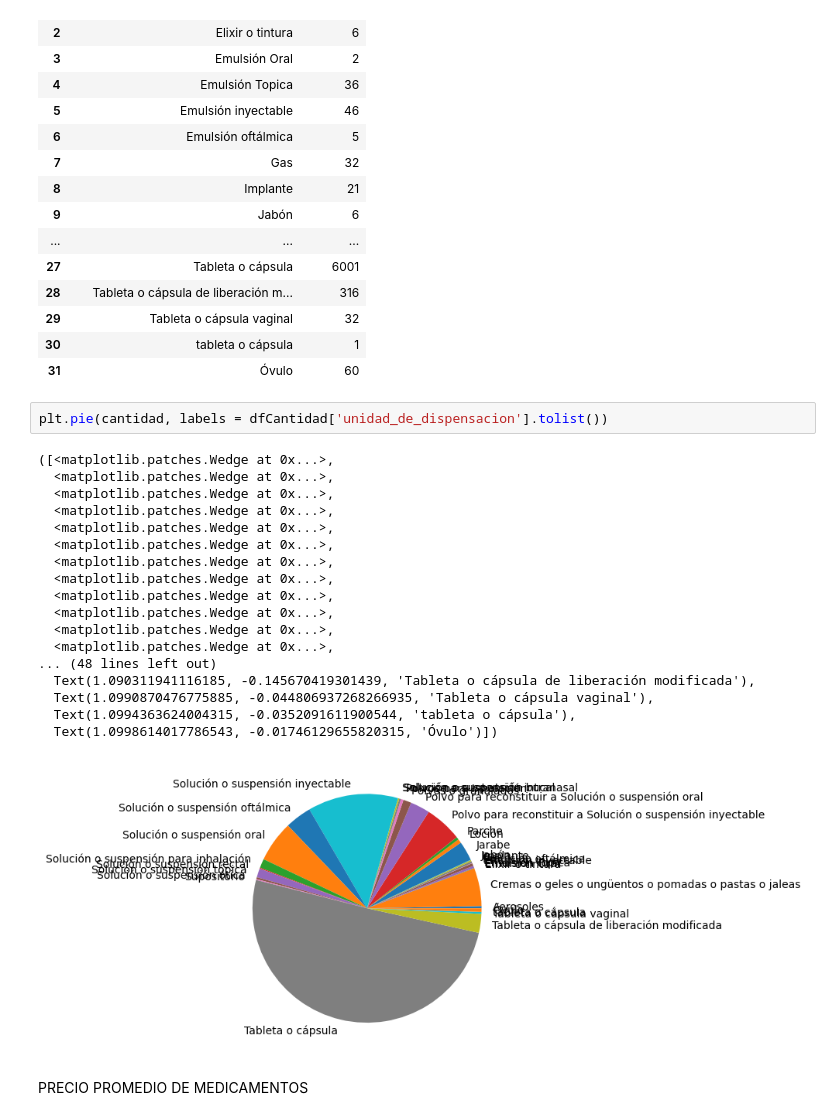
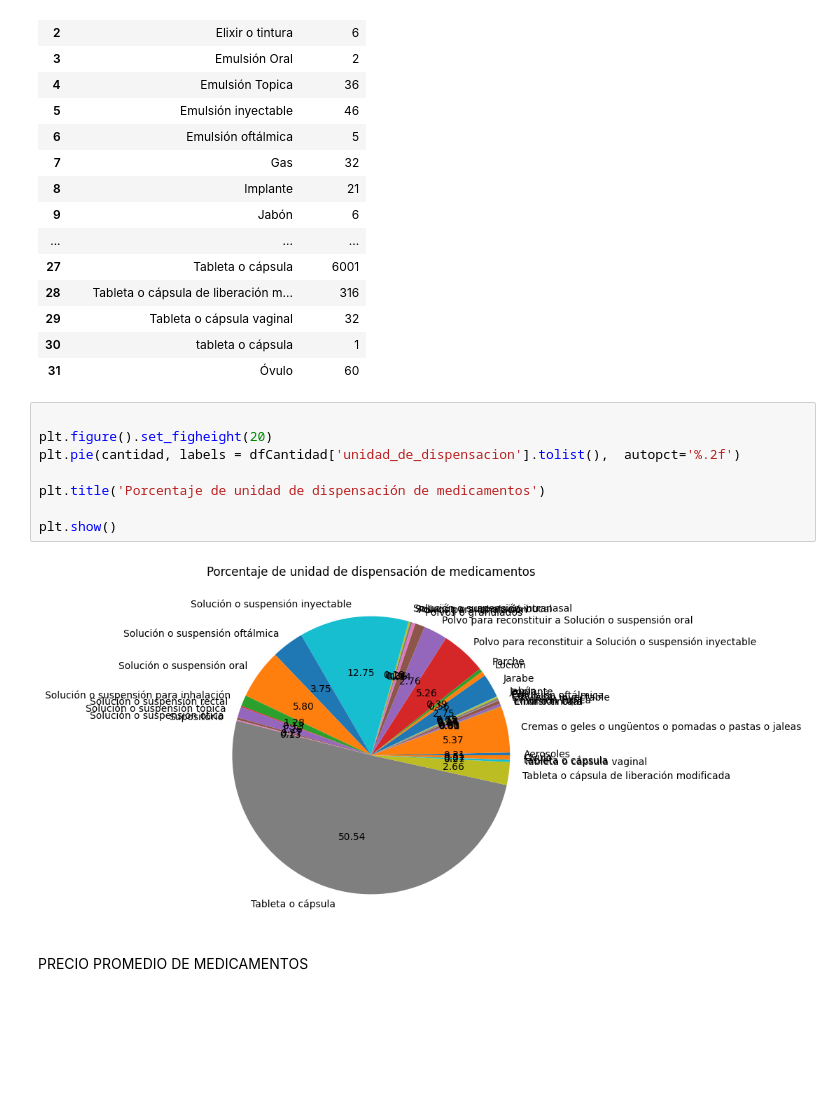
Before and after one commit to Juanfelipepast2/MetNumUN2024I, a Jupyter notebook: jpastranar_Lab2/jpastranar_Lab2.ipynb, the cells around one changed output. Saved outputs shown, nothing was run; the diff lists cells and outputs as text; blank space fills up the shorter version.

```diff
--- a/jpastranar_Lab2/jpastranar_Lab2.ipynb
+++ b/jpastranar_Lab2/jpastranar_Lab2.ipynb
@@ -1803,27 +1803,16 @@ dfCantidad
 | 29 | Tableta o cápsula vaginal | 32 |
 | 30 | tableta o cápsula | 1 |
 | 31 | Óvulo | 60 |
-# %%
-plt.pie(cantidad, labels = dfCantidad['unidad_de_dispensacion'].tolist())
-# %% [output]
-([<matplotlib.patches.Wedge at 0x...>,
-  <matplotlib.patches.Wedge at 0x...>,
-  <matplotlib.patches.Wedge at 0x...>,
-  <matplotlib.patches.Wedge at 0x...>,
-  <matplotlib.patches.Wedge at 0x...>,
-  <matplotlib.patches.Wedge at 0x...>,
-  <matplotlib.patches.Wedge at 0x...>,
-  <matplotlib.patches.Wedge at 0x...>,
-  <matplotlib.patches.Wedge at 0x...>,
-  <matplotlib.patches.Wedge at 0x...>,
-  <matplotlib.patches.Wedge at 0x...>,
-  <matplotlib.patches.Wedge at 0x...>,
-... (48 lines left out)
-  Text(1.090311941116185, -0.145670419301439, 'Tableta o cápsula de liberación modificada'),
-  Text(1.0990870476775885, -0.044806937268266935, 'Tableta o cápsula vaginal'),
-  Text(1.0994363624004315, -0.0352091611900544, 'tableta o cápsula'),
-  Text(1.0998614017786543, -0.01746129655820315, 'Óvulo')])
-[figure, removed]
+# %%
+
+plt.figure().set_figheight(20)
+plt.pie(cantidad, labels = dfCantidad['unidad_de_dispensacion'].tolist(),  autopct='%.2f')
+
+plt.title('Porcentaje de unidad de dispensación de medicamentos')
+
+plt.show()
+# %% [output]
+[figure, added]
 # %% [markdown]
 PRECIO PROMEDIO DE MEDICAMENTOS
 # %%
```
Also changed, not shown: parts of 3 cells of this notebook.
